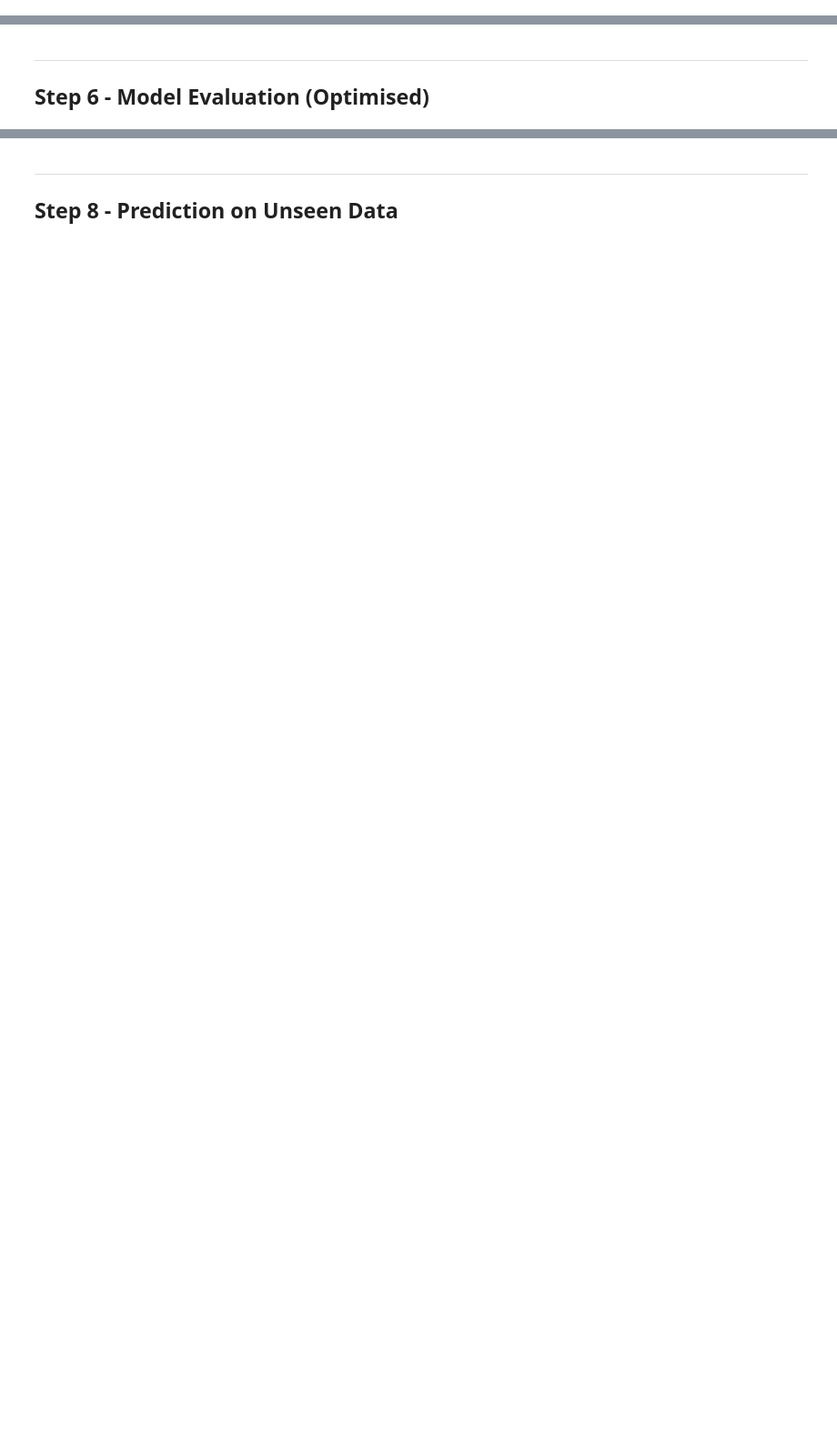
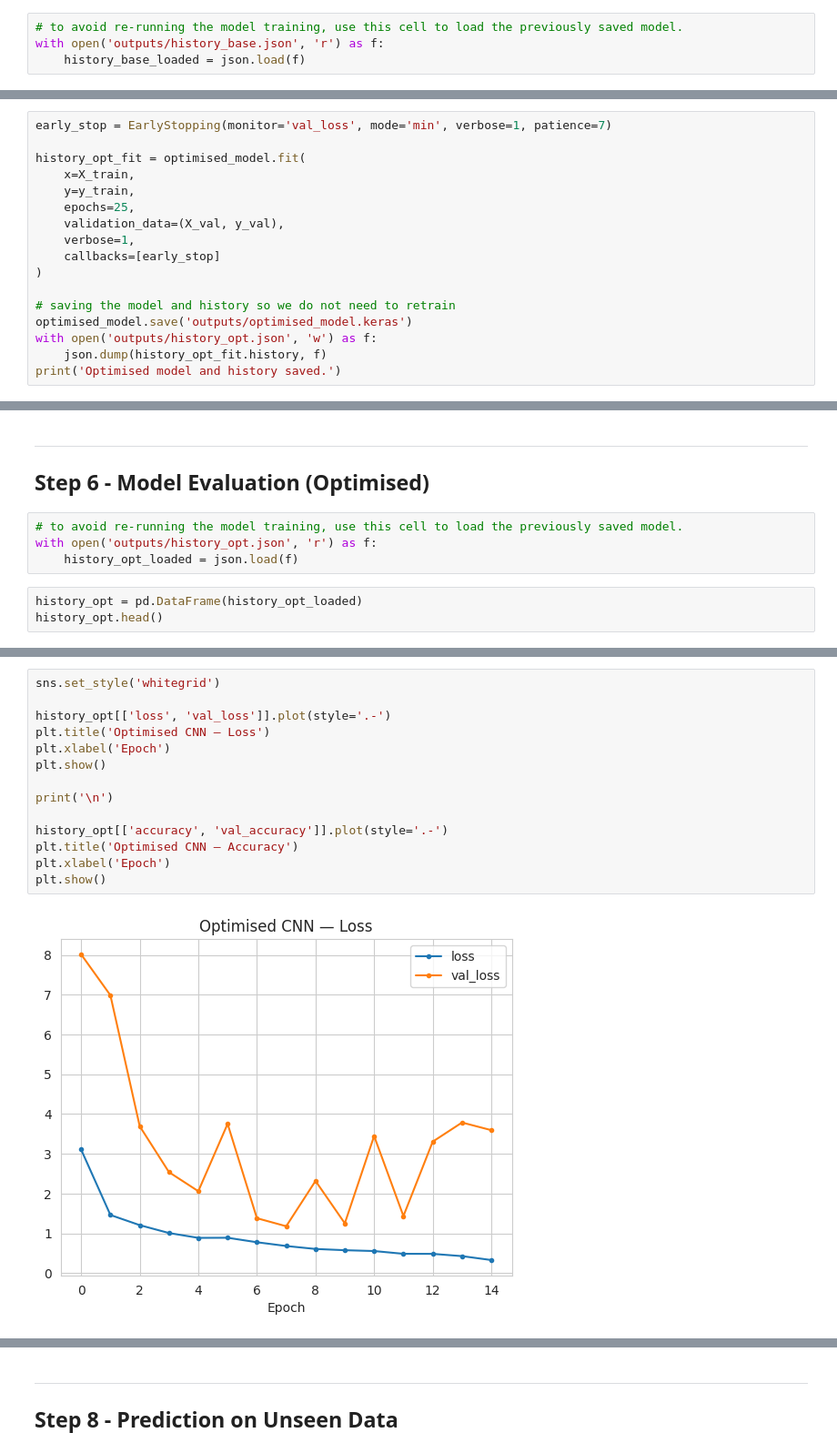
Before and after one commit to ArchieSeamons/ArchieSeamons-CW2-UP2110919-Image_Classification, a Jupyter notebook: CW2.ipynb, the cells around one changed output, grey strips where cells are left out. Shown at 91% size. Drawn from its saved outputs; the diff is of its cells as text; blank space fills up the shorter version.

```diff
--- a/CW2.ipynb
+++ b/CW2.ipynb
@@ -458,6 +586,10 @@ We plot loss and accuracy over the number of epochs for both the training and va
 
 - Loss will show how wrong the model is (the lower the better). A healthy model both of the curves falling together. Overfitting occurs when the validation loss starts rising when training loss keeps falling.
 - The Accuracy measures the proportion of correctly classified images (higher the better). Training and vlaidation accuracy should track eahc other closely here. A large gap between validation and training curves is the key signal of overfitting.
+# %%
+# to avoid re-running the model training, use this cell to load the previously saved model.
+with open('outputs/history_base.json', 'r') as f:
+    history_base_loaded = json.load(f)
 # %%
 history = pd.DataFrame(baseline_model.history.history)
 history.head()
@@ -558,0 +803,17 @@ Based on the baseline results, the following targeted improvements will be made:
+# %%
+early_stop = EarlyStopping(monitor='val_loss', mode='min', verbose=1, patience=7)
+
+history_opt_fit = optimised_model.fit(
+    x=X_train,
+    y=y_train,
+    epochs=25,
+    validation_data=(X_val, y_val),
+    verbose=1,
+    callbacks=[early_stop]
+)
+
+# saving the model and history so we do not need to retrain
+optimised_model.save('outputs/optimised_model.keras')
+with open('outputs/history_opt.json', 'w') as f:
+    json.dump(history_opt_fit.history, f)
+print('Optimised model and history saved.')
@@ -559,3 +840,10 @@ Based on the baseline results, the following targeted improvements will be made:
 # %% [markdown]
 ---
 ## Step 6 - Model Evaluation (Optimised)
+# %%
+# to avoid re-running the model training, use this cell to load the previously saved model.
+with open('outputs/history_opt.json', 'r') as f:
+    history_opt_loaded = json.load(f)
+# %%
+history_opt = pd.DataFrame(history_opt_loaded)
+history_opt.head()
@@ -561,0 +857,16 @@ Based on the baseline results, the following targeted improvements will be made:
+# %%
+sns.set_style('whitegrid')
+
+history_opt[['loss', 'val_loss']].plot(style='.-')
+plt.title('Optimised CNN — Loss')
+plt.xlabel('Epoch')
+plt.show()
+
+print('\n')
+
+history_opt[['accuracy', 'val_accuracy']].plot(style='.-')
+plt.title('Optimised CNN — Accuracy')
+plt.xlabel('Epoch')
+plt.show()
+# %% [output]
+[figure, added]
```
Also changed, not shown: parts of 30 cells of this notebook, 7 other files.
